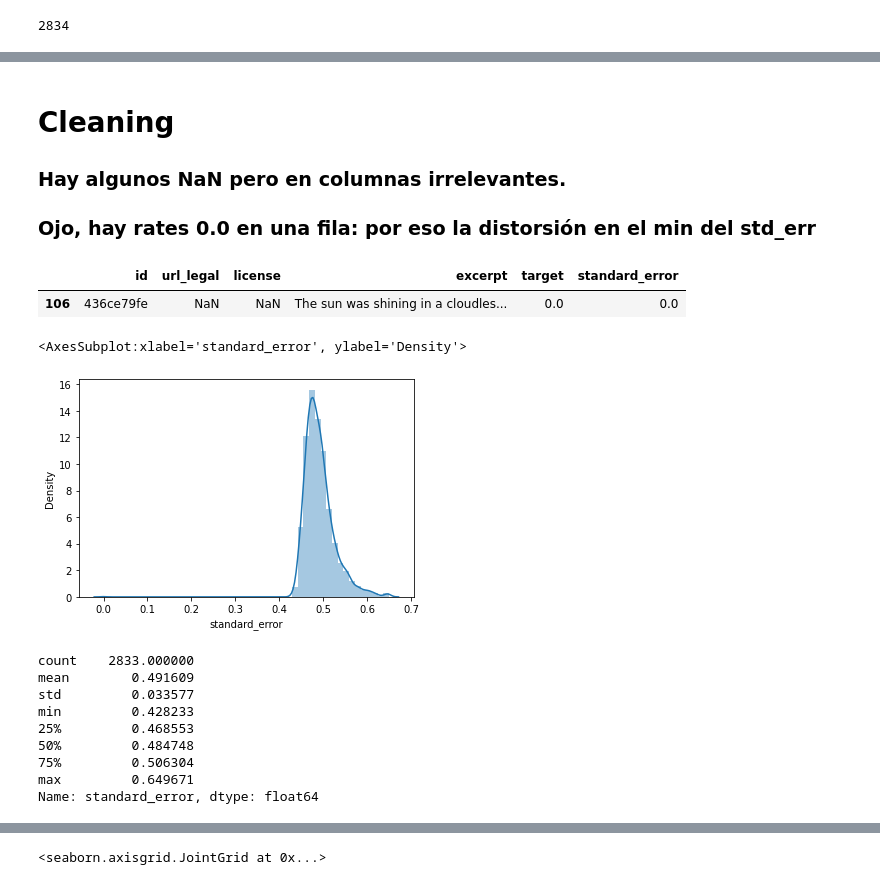
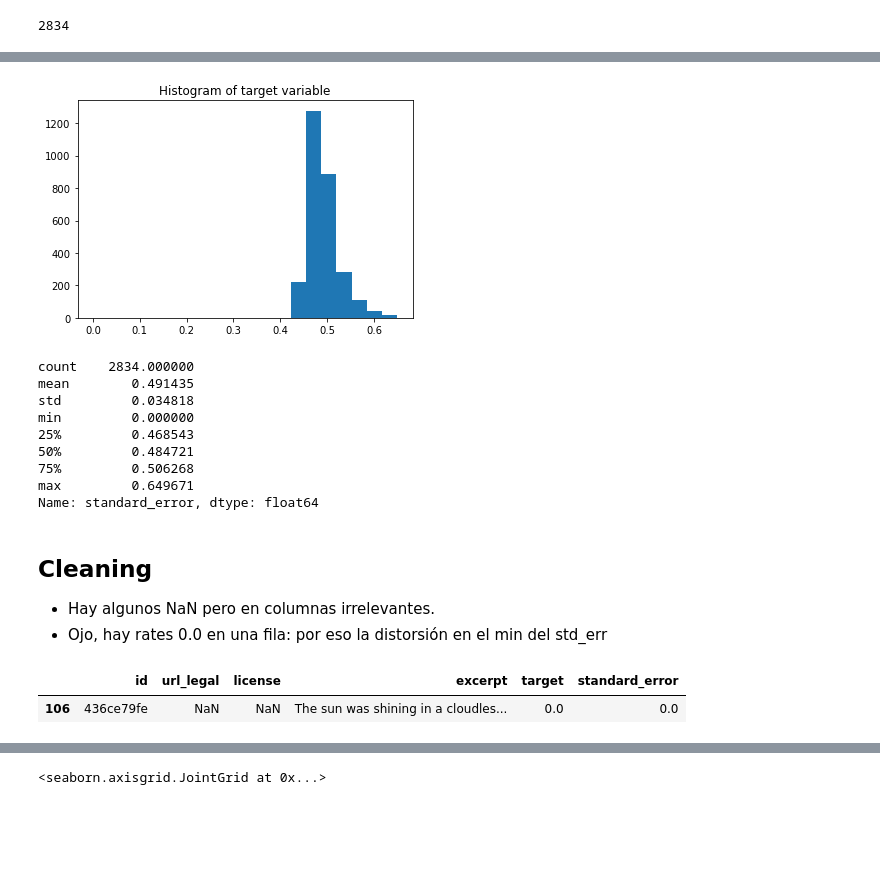
Before and after one commit to exemartinez/makeovermonday_projects, a Jupyter notebook: scripts/ReadabilityKaggle.ipynb, the cells around one changed output, grey strips where cells are left out. Drawn from its saved outputs; the diff is of its cells as text; code cells hidden in the pictures; blank space fills up the shorter version.

```diff
--- a/scripts/ReadabilityKaggle.ipynb
+++ b/scripts/ReadabilityKaggle.ipynb
@@ -67,28 +63,27 @@ Name: standard_error, dtype: float64
+# %%
+plt.hist(df.standard_error, bins = 20)
+plt.title("Histogram of target variable")
+plt.show()
+print(df.standard_error.describe())
+# %% [output]
+[figure, added]
+count    2834.000000
+mean        0.491435
+std         0.034818
+min         0.000000
+25%         0.468543
+50%         0.484721
+75%         0.506268
+max         0.649671
+Name: standard_error, dtype: float64
 # %% [markdown]
-# Cleaning
-### Hay algunos NaN pero en columnas irrelevantes.
-### Ojo, hay rates 0.0 en una fila: por eso la distorsión en el min del std_err
+## Cleaning
+* Hay algunos NaN pero en columnas irrelevantes.
+* Ojo, hay rates 0.0 en una fila: por eso la distorsión en el min del std_err
 # %%
 df[df['target'] == 0.0]
 # %% [output]
 |  | id | url_legal | license | excerpt | target | standard_error |
 | 106 | 436ce79fe | NaN | NaN | The sun was shining in a cloudles... | 0.0 | 0.0 |
-# %%
-sns.distplot(df['standard_error'])
-# %% [output]
-<AxesSubplot:xlabel='standard_error', ylabel='Density'>
-[figure, removed]
 # %%
 df = df.drop([106])
-# %%
-df['standard_error'].describe()
-# %% [output]
-count    2833.000000
-mean        0.491609
-std         0.033577
-min         0.428233
-25%         0.468553
-50%         0.484748
-75%         0.506304
-max         0.649671
-Name: standard_error, dtype: float64
```
Also changed, not shown: parts of 22 cells of this notebook.
